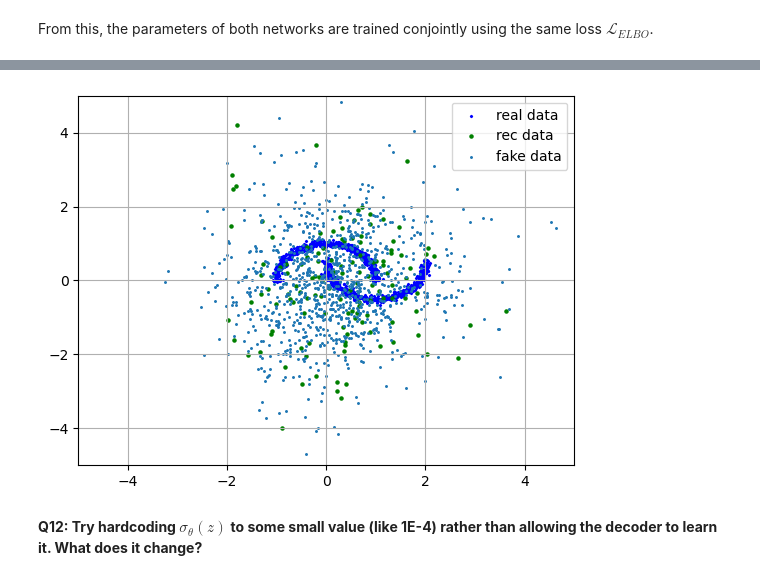
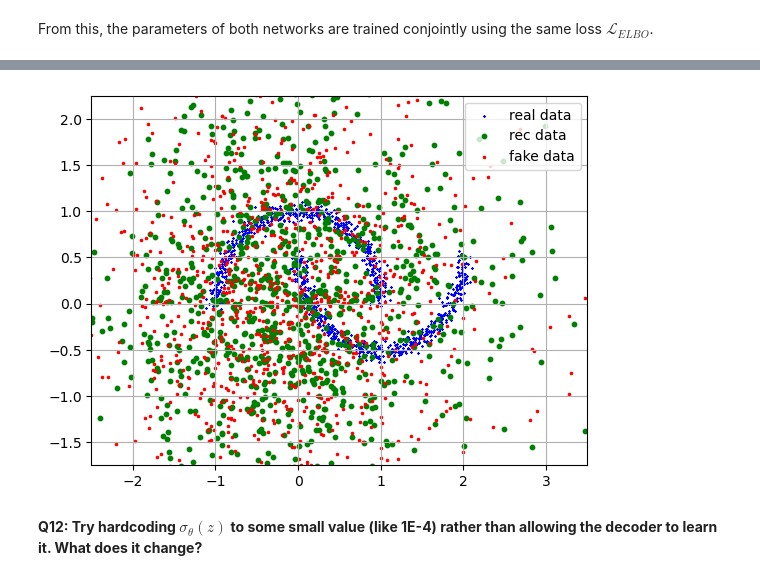
Before and after one commit to BenjaminDeporte/MVA_DLiP_6, a Jupyter notebook: TP6_generative_models.ipynb, the cells around one changed output, grey strips where cells are left out. Saved outputs shown, nothing was run; the diff lists cells and outputs as text; code cells hidden in the pictures.

```diff
--- a/TP6_generative_models.ipynb
+++ b/TP6_generative_models.ipynb
@@ -160,0 +161,12 @@ plt.show()
+# %%
+if torch.cuda.is_available():
+    device = torch.device('cuda')
+    dtype = torch.cuda.FloatTensor
+else:
+    device = torch.device('cpu')
+    dtype = torch.FloatTensor
+
+# If you don't want to bother with the device, stay on cpu:
+# device = torch.device('cpu')
+
+print(f"Using {device}")
@@ -668,14 +682,14 @@ class Decoder(nn.Module):
         return (mu, logvar)
 
     def generate(self, batchlen):
-        z = torch.normal(torch.zeros(batchlen, LATENT_N), 1.0)
+        z = torch.normal(torch.zeros(batchlen, LATENT_N), 1.0).to(device)
         (mu, logvar) = self.__call__(z)
         return torch.normal(mu, torch.exp(0.5*logvar))
 # %%
-def display_results(batch_size=1024):
+def display_results(batch_size=1024, xlim=3.0, ylim=2.0):
     """Display the results of the training."""
     # sample real data
-    real_batch = generate_batch(batch_size)
+    real_batch = generate_batch(batch_size).to(device)
 
     # encode real data into latent space
     enc_mu, enc_logvar = encoder(real_batch)
@@ -684,7 +698,7 @@ def display_results(batch_size=1024):
     z_batch = torch.normal(enc_mu, torch.exp(0.5*enc_logvar)).detach()
 
     # get parameters of the observation model from the decoder
-    dec_mu, dec_logvar = decoder(z)
+    dec_mu, dec_logvar = decoder(z_batch)
 
     # sample from the observation model
     x_hat = dec_mu + torch.randn_like(dec_mu) * torch.exp(0.5*dec_logvar)
@@ -693,12 +707,17 @@ def display_results(batch_size=1024):
     # generate fake data
     fake_batch = decoder.generate(batch_size).detach()
 
+    # go to cpu for display
+    real_batch = real_batch.cpu()
+    rec_batch = rec_batch.cpu()
+    fake_batch = fake_batch.cpu()
+
     # plot everything
-    plt.scatter(real_batch[:,0], real_batch[:,1], marker='x', color='blue', s=2.0, label='real data')
-    plt.scatter(rec_batch[:,0], rec_batch[:,1], marker='o', color='green',  s=5.0, label='rec data')
-    plt.scatter(fake_batch[:,0], fake_batch[:,1], marker='.', s=5.0, label='fake data')
-    plt.xlim([-5.0,5.0])
-    plt.ylim([-5.0,5.0])
+    plt.scatter(real_batch[:,0], real_batch[:,1], marker='x', color='blue', s=1.0, label='real data')
+    plt.scatter(rec_batch[:,0], rec_batch[:,1], marker='o', color='green',  s=10.0, label='rec data')
+    plt.scatter(fake_batch[:,0], fake_batch[:,1], marker='.', color='red', s=10.0, label='fake data')
+    plt.xlim([0.5-xlim,0.5+xlim])
+    plt.ylim([0.25-ylim,0.25+ylim])
     plt.grid()
     plt.legend()
     plt.show()
@@ -710,16 +729,16 @@ N_ITER = 40000
 # Batch size to use
 BATCHLEN = 128
 
-encoder = Encoder()
+encoder = Encoder().to(device)
 optim_enc = torch.optim.Adam(encoder.parameters(), lr=1e-3, betas=(0.5,0.9))
-decoder = Decoder()
+decoder = Decoder().to(device)
 optim_dec = torch.optim.Adam(decoder.parameters(), lr=1e-3, betas=(0.5,0.9))
 
 for i in range(N_ITER):
     encoder.zero_grad()
     decoder.zero_grad()
 
-    x = generate_batch(BATCHLEN)
+    x = generate_batch(BATCHLEN).to(device)
 
     enc_mu, enc_logvar = encoder(x)
     #
@@ -762,4 +781,4 @@ step 40000 / 40000 -- Total loss = 3.9527e+00 -- KL: 1.4877e-04 -- rec: 3.9525e+
-[figure, old version]
+[figure, new version]
 # %% [markdown]
 **Q12: Try hardcoding $\sigma_\theta(z)$ to some small value (like 1E-4) rather than allowing the decoder to learn it. What does it change?**
 # %%
```
Also changed, not shown: parts of 14 cells of this notebook.
